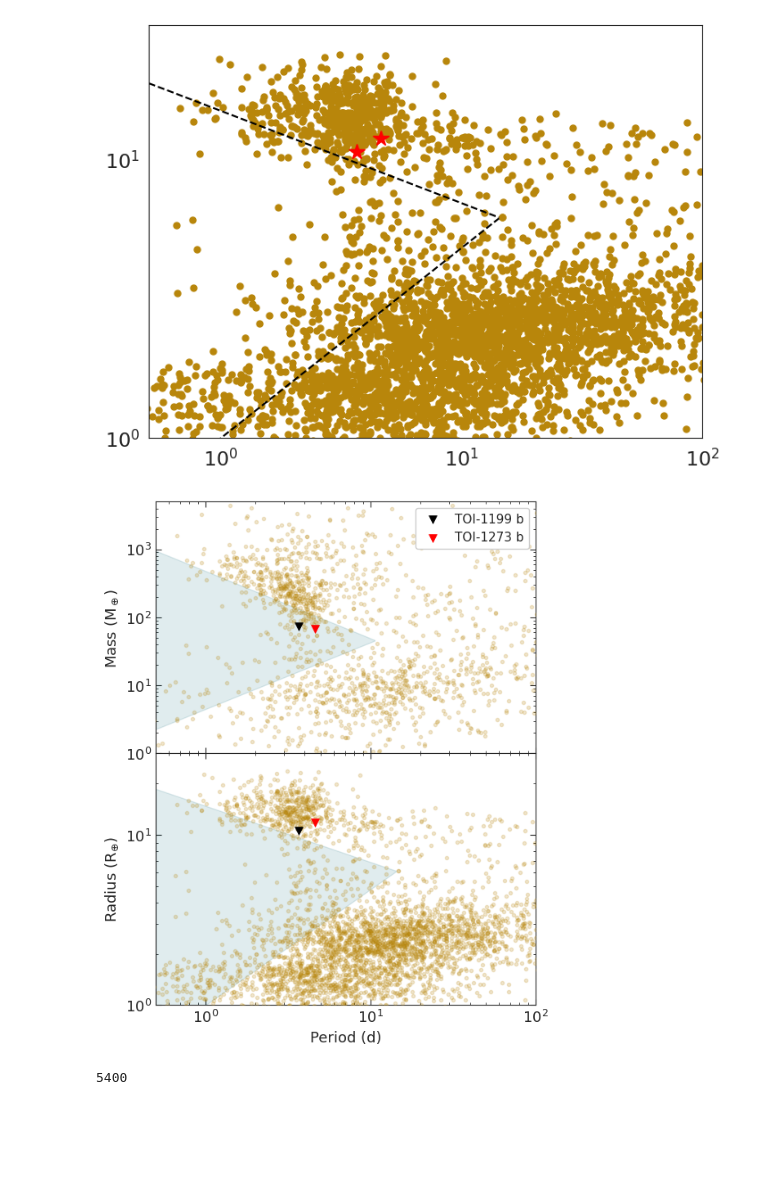
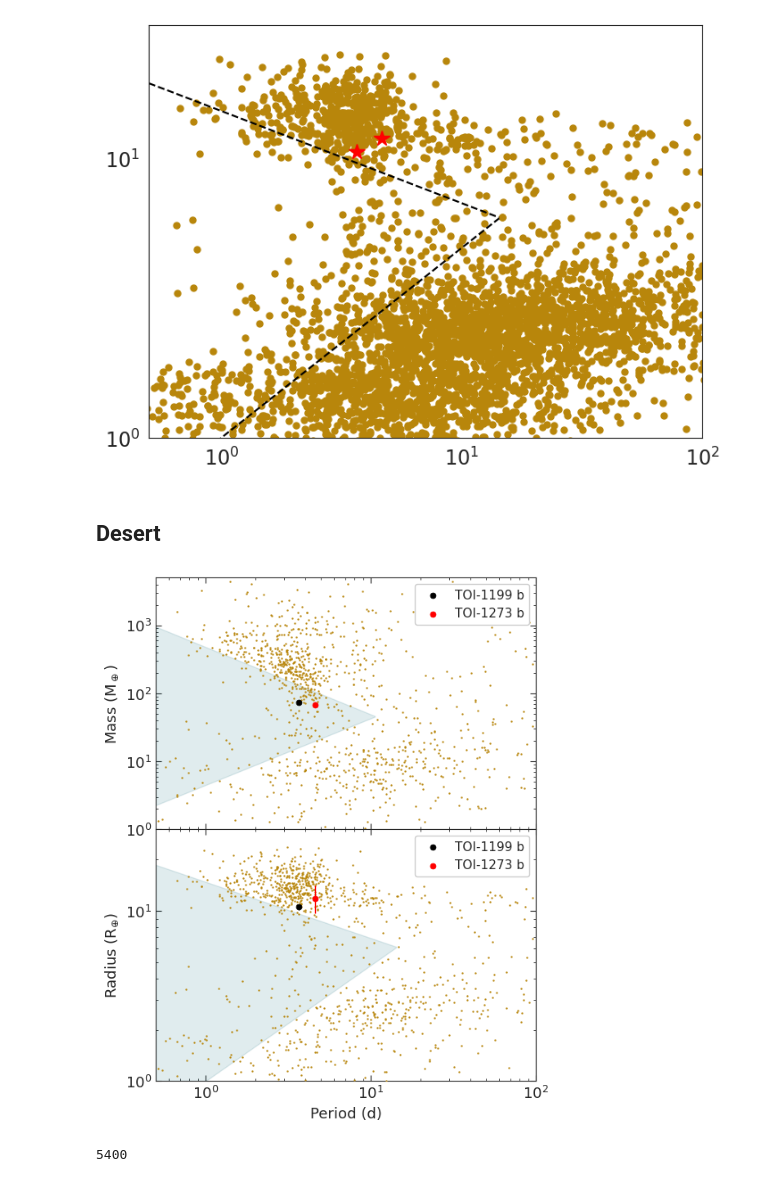
Before and after one commit to juanserrano90/toi1199-1273, a Jupyter notebook: figuras_caracterizacion.ipynb, the cells around one changed output. Saved outputs shown, nothing was run; the diff lists cells and outputs as text; code cells hidden in the pictures; blank space fills up the shorter version.

```diff
--- a/figuras_caracterizacion.ipynb
+++ b/figuras_caracterizacion.ipynb
@@ -157,6 +159,8 @@ plt.ylim(1, 30)
 plt.show()
 # %% [output]
 [figure]
+# %% [markdown]
+## Desert
 # %%
 fig, axes = plt.subplots(2, sharex=True, sharey=False, figsize=(6,8))
 fig.subplots_adjust(hspace=0)
@@ -165,41 +169,49 @@ x1=np.linspace(0.5,10.6,200)
 y1=10**des1(np.log10(x1))*317.907
 y2=10**des2(np.log10(x1))*317.907
 
-axes[0].plot(exoplanets['pl_orbper'], exoplanets['pl_bmasse'], 'o', color='C4', markersize=3, alpha=0.2, zorder=9)
-axes[0].scatter(3.67, masa_1199[0].to(u.M_earth).value, marker="v", edgecolors='k', linewidths=0.5, s=50, c='k', label='TOI-1199 b', zorder=10) #c='mediumturquoise
-axes[0].scatter(4.63, masa_1273[0].to(u.M_earth).value, marker="v", edgecolors='r', linewidths=0.5, s=50, c='r', label='TOI-1273 b', zorder=10) #c='mediumseagreen'
+axes[0].plot(exoplanets_rmp['pl_orbper'], exoplanets_rmp['pl_bmasse'], '.', markerfacecolor='C4', color='C4', markersize=1.5, alpha=0.9, zorder=9)
+axes[0].scatter(3.67, masa_1199[0].to(u.M_earth).value, marker="o", edgecolors='k', linewidths=0.5, s=25, c='k', label='TOI-1199 b', zorder=10) #c='mediumturquoise
+axes[0].scatter(4.63, masa_1273[0].to(u.M_earth).value, marker="o", edgecolors='r', linewidths=0.5, s=25, c='r', label='TOI-1273 b', zorder=10) #c='mediumseagreen'
+#add errorbars
+axes[0].errorbar(3.67, masa_1199[0].to(u.M_earth).value, yerr=masa_1199[1].to(u.M_earth).value, fmt='none', ecolor='k', elinewidth=1, capsize=0, zorder=10)
+axes[0].errorbar(4.63, masa_1273[0].to(u.M_earth).value, yerr=masa_1273[1].to(u.M_earth).value, fmt='none', ecolor='r', elinewidth=1, capsize=0, zorder=10)
+
 axes[0].tick_params(axis='y', which='major', size=5, left=True, right=True, direction='in', labelsize=13)
 axes[0].tick_params(axis='y', which='minor', size=2, left=True, right=True, direction='in', labelsize=13)
 axes[0].tick_params(axis='x', which='major', size=5, bottom=True, top=True, direction='in', labelsize=13)
 axes[0].tick_params(axis='x', which='minor', size=2, bottom=True, top=True, direction='in', labelsize=13)
 axes[0].set_xscale('log')
 axes[0].set_yscale('log')
 axes[0].set_xlim(0.5,100)
 axes[0].set_ylim(1,5000)
 axes[0].set_ylabel('Mass (M$_\oplus$)', fontsize=13)
 axes[0].fill_between(x1, y1, y2, color='C5', alpha=0.12)
 axes[0].legend(loc='upper right', fontsize=11, framealpha=1, frameon=True).set_zorder(11)
 
 x2=np.linspace(0.5,14.3,200)
 y3=10**des3(np.log10(x2))
 y4=10**des4(np.log10(x2))
-axes[1].plot(exoplanets['pl_orbper'], exoplanets['pl_rade'], 'o', color='C4', markersize=3, alpha=0.2, zorder=9)
-axes[1].scatter(3.67, radio_1199[0].to(u.R_earth).value, marker='v', edgecolors='k', linewidths=0.5, s=50, c='k', label='TOI-1199 b', zorder=10)
-axes[1].scatter(4.63, radio_1273[0].to(u.R_earth).value, marker='v', edgecolors='r', linewidths=0.5, s=50, c='r', label='TOI-1273 b', zorder=10)
+axes[1].plot(exoplanets_rmp['pl_orbper'], exoplanets_rmp['pl_rade'], '.', markerfacecolor='C4', color='C4', markersize=1.5, alpha=0.9, zorder=9)
+axes[1].scatter(3.67, radio_1199[0].to(u.R_earth).value, marker='o', edgecolors='k', linewidths=0.5, s=25, c='k', label='TOI-1199 b', zorder=10)
+axes[1].scatter(4.63, radio_1273[0].to(u.R_earth).value, marker='o', edgecolors='r', linewidths=0.5, s=25, c='r', label='TOI-1273 b', zorder=10)
+# add errorbars
+axes[1].errorbar(3.67, radio_1199[0].to(u.R_earth).value, yerr=radio_1199[1].to(u.R_earth).value, fmt='none', ecolor='k', elinewidth=1, capsize=0, zorder=10)
+axes[1].errorbar(4.63, radio_1273[0].to(u.R_earth).value, yerr=radio_1273[1].to(u.R_earth).value, fmt='none', ecolor='r', elinewidth=1, capsize=0, zorder=10)
 axes[1].tick_params(axis='y', which='major', size=5, left=True, right=True, direction='in', labelsize=13)
 axes[1].tick_params(axis='y', which='minor', size=2, left=True, right=True, direction='in', labelsize=13)
 axes[1].tick_params(axis='x', which='major', size=5, bottom=True, top=True, direction='in', labelsize=13)
 axes[1].tick_params(axis='x', which='minor', size=2, bottom=True, top=True, direction='in', labelsize=13)
 axes[1].set_xscale('log')
 axes[1].set_yscale('log')
 axes[1].set_xlim(0.5, 100)
 axes[1].set_ylim(1, 30)
 axes[1].set_xlabel('Period (d)', fontsize=13)
 axes[1].set_ylabel('Radius (R$_{\oplus}$)', fontsize=13)
 axes[1].fill_between(x2, y3, y4, color='C5', alpha=0.12)
+axes[1].legend(loc='upper right', fontsize=11, framealpha=1, frameon=True).set_zorder(11)
 #plt.savefig('desert_plot.png', dpi=300, bbox_inches='tight', facecolor='white')
 # %% [output]
-[figure, old version]
+[figure, new version]
 # %%
 len(exoplanets)
 # %% [output]
```
Also changed, not shown: parts of 8 cells of this notebook, 5 other files.
